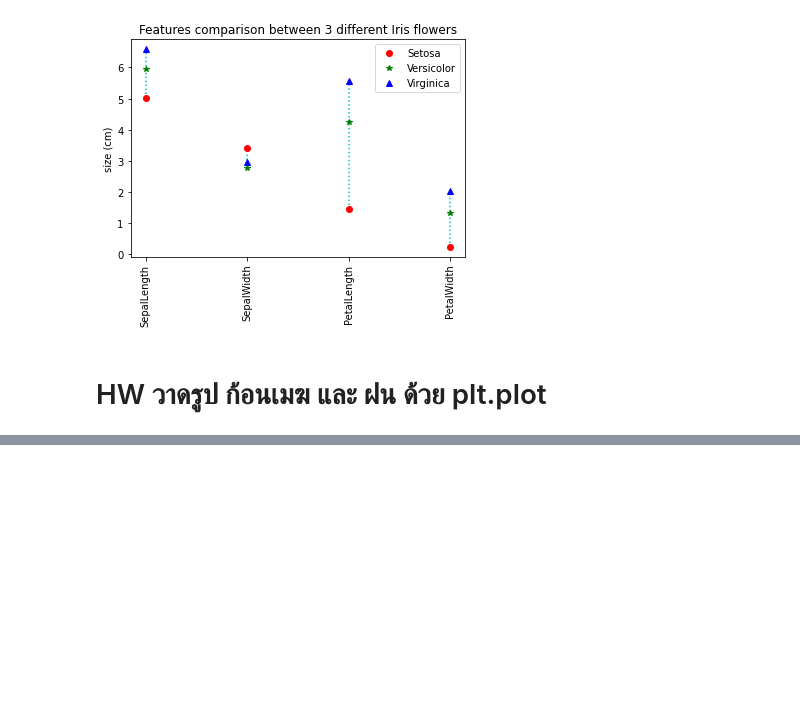
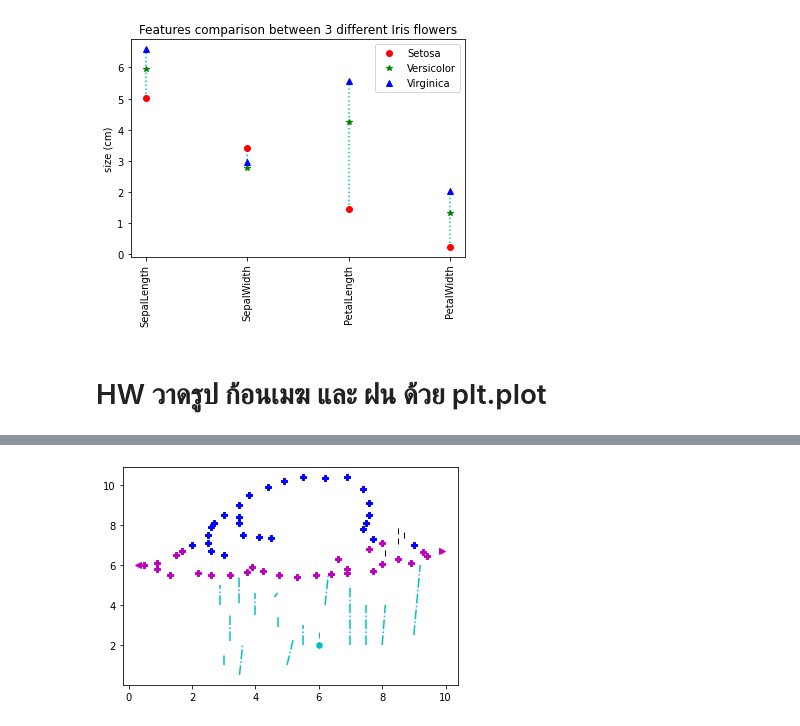
Before and after one commit to Supakornnn/data_viz_2022, a Jupyter notebook: DataViz04_Data_Comparison.ipynb, the cells around one changed output, grey strips where cells are left out. Drawn from its saved outputs; the diff is of its cells as text; code cells hidden in the pictures; blank space fills up the shorter version.

Commit message:
HW สร้างก้อนเมฆเเละสายฝน

```diff
--- a/DataViz04_Data_Comparison.ipynb
+++ b/DataViz04_Data_Comparison.ipynb
@@ -157,3 +157,88 @@ plt.ylabel('size (cm)');
 [figure]
 # %% [markdown]
 # HW วาดรูป ก้อนเมฆ และ ฝน ด้วย plt.plot
+# %%
+plt.plot( [0.3],[6], 'm<' ) # ใช้คำสั่ง plt.plot เพื่อให้เเต่ละจุดเรียงเป็นก้อนเมฆ
+plt.plot( [0.5],[6], 'mP' )
+plt.plot( [0.9],[6.1], 'mP' )
+plt.plot( [1.5],[6.5], 'bP' )
+plt.plot( [1.7],[6.7], 'bP' )
+plt.plot( [2],[7], 'bP' )
+plt.plot( [2.5],[7.1], 'bP' )
+plt.plot( [2.6],[6.7], 'bP' )
+plt.plot( [3],[6.5], 'bP' )
+plt.plot( [2.5],[7.5], 'bP' )
+plt.plot( [2.6],[7.9], 'bP' )
+plt.plot( [2.7],[8.1], 'bP' )
+plt.plot( [3],[8.5], 'bP' )
+plt.plot( [3.5],[8.4], 'bP' )
+plt.plot( [3.5],[8.1], 'bP' )
+plt.plot( [3.6],[7.5], 'bP' )
+plt.plot( [4.1],[7.4], 'bP' )
+plt.plot( [4.5],[7.37], 'bP' )
+plt.plot( [3.5],[9], 'bP' )
+plt.plot( [3.8],[9.5], 'bP' )
+plt.plot( [4.4],[9.9], 'bP' )
+plt.plot( [4.9],[10.2], 'bP' )
+plt.plot( [5.5],[10.4], 'bP' )
+plt.plot( [6.2],[10.37], 'bP' )
+plt.plot( [6.9],[10.4], 'bP' )
+plt.plot( [7.4],[9.8], 'bP' )
+plt.plot( [7.6],[9.1], 'bP' )
+plt.plot( [7.58],[8.5], 'bP' )
+plt.plot( [7.5],[8.1], 'bP' )
+plt.plot( [7.4],[7.8], 'bP' )
+plt.plot( [7.9],[7.9], 'w|' )
+plt.plot( [8.5],[7.7], 'k|' )
+plt.plot( [8.3],[7.55], 'w|' )
+plt.plot( [8.7],[7.5], 'k|' )
+plt.plot( [8.6],[7.3], 'w|' )
+plt.plot( [8.5],[7.2], 'k|' )
+plt.plot( [8.1],[6.6], 'k|' )
+plt.plot( [9],[7], 'bP' )
+plt.plot( [9.3],[6.65], 'mP' )
+plt.plot( [9.9],[6.7], 'm>' )
+plt.plot( [9.4],[6.45], 'mP' )
+plt.plot( [8.9],[6.1], 'mP' )
+plt.plot( [8],[6.05], 'mP' )
+plt.plot( [7.6],[6.8], 'mP' )
+plt.plot( [6.9],[5.8], 'mP' )
+plt.plot( [6.6],[6.3], 'mP' )
+plt.plot( [6.4],[5.55], 'mP' )
+plt.plot( [5.9],[5.5], 'mP' )
+plt.plot( [5.3],[5.4], 'mP' )
+plt.plot( [4.75],[5.5], 'mP' )
+plt.plot( [4.25],[5.7], 'mP' )
+plt.plot( [3.9],[5.9], 'mP' )
+plt.plot( [3.75],[5.65], 'mP' )
+plt.plot( [3.2],[5.52], 'mP' )
+plt.plot( [2.6],[5.5], 'mP' )
+plt.plot( [2.2],[5.6], 'mP' )
+plt.plot( [1.7],[6.7], 'mP' )
+plt.plot( [1.5],[6.5], 'mP' )
+plt.plot( [0.9],[5.8], 'mP' )
+plt.plot( [8],[7.1], 'mP' )
+plt.plot( [1.3],[5.5], 'mP' )
+plt.plot( [8.5],[6.3], 'mP' )
+plt.plot( [7.7],[5.7], 'mP' )
+plt.plot( [6.9],[5.6], 'mP' )
+plt.plot( [7.7],[7.3], 'bP' )
+# สร้างสายฝน
+plt.plot([3,3],[1,1.5],'c-.')
+plt.plot([3.5,3.6],[0.5,2],'c-.')
+plt.plot([3.2,3.2],[2.2,3.5],'c-.')
+plt.plot([2.9,2.9],[4,5],'c-.')
+plt.plot([3.5,3.5],[4.1,5.4],'c-.')
+plt.plot([4,4],[3.5,4.6],'c-.')
+plt.plot([6],[2],'ch')
+plt.plot([6],[2.5],'c|')
+plt.plot([4.6,4.7],[4.4,4.6],'c-.')
+plt.plot([4.7,4.7],[2.9,3.5],'c-.')
+plt.plot([5,5.2],[1,2.3],'c-.')
+plt.plot([5.5,5.5],[2,3],'c-.')
+plt.plot([6.2,6.3],[4,5.5],'c-.')
+plt.plot([7,7],[2,5],'c-.')
+plt.plot([7.5,7.5],[2,4],'c-.')
+plt.plot([8,8.1],[2,4],'c-.')
+plt.plot([9,9.2],[2.5,6],'c-.')
+# %% [output]
@@ -159,0 +246 @@ plt.ylabel('size (cm)');
+[figure, added]
```
Also changed, not shown: parts of 1 cell of this notebook.
